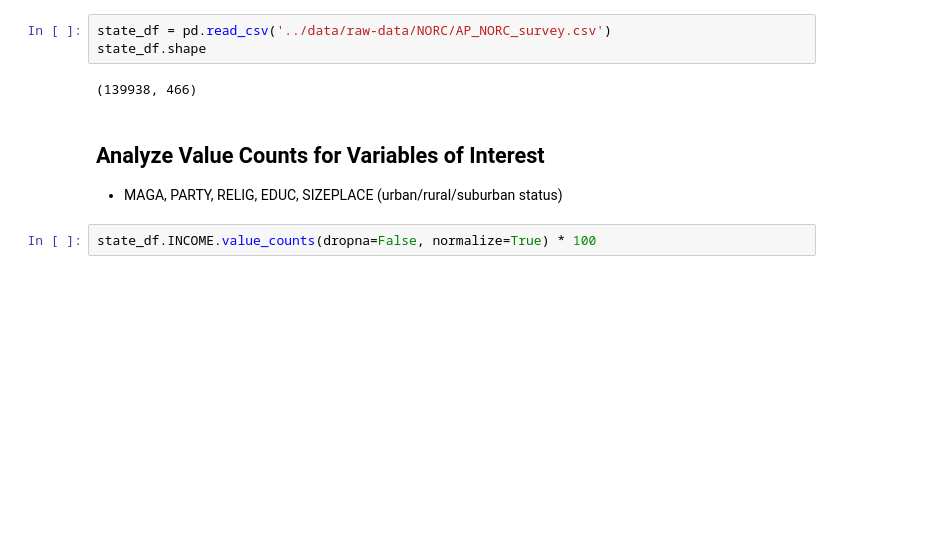
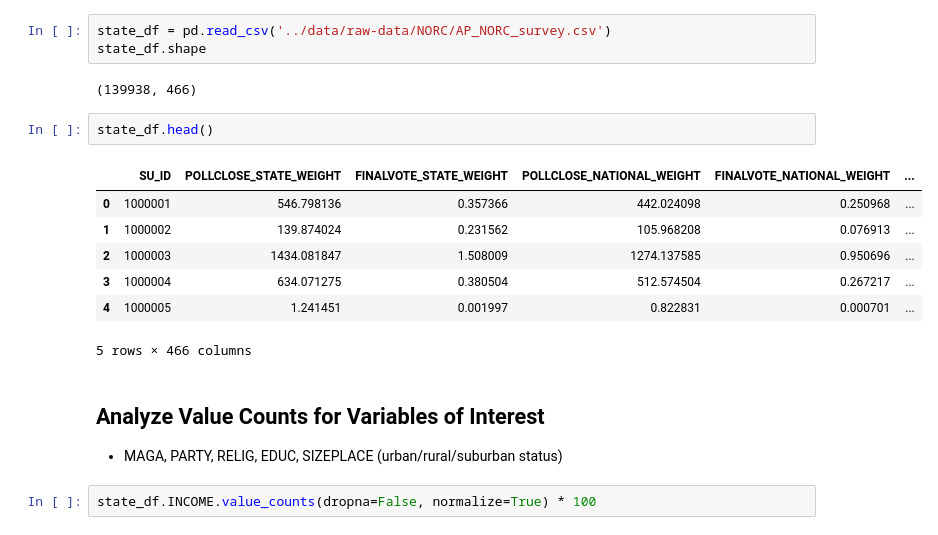
Before and after one commit to emilylmitchum/5200-final-project, a Jupyter notebook: emily-eda/NORC_SAVEAct_eda.ipynb, the cells around one changed output. Saved outputs shown, nothing was run; the diff lists cells and outputs as text; blank space fills up the shorter version.

```diff
--- a/emily-eda/NORC_SAVEAct_eda.ipynb
+++ b/emily-eda/NORC_SAVEAct_eda.ipynb
@@ -9,6 +9,16 @@ state_df = pd.read_csv('../data/raw-data/NORC/AP_NORC_survey.csv')
 state_df.shape
 # %% [output]
 (139938, 466)
+# %%
+state_df.head()
+# %% [output]
+|  | SU_ID | POLLCLOSE_STATE_WEIGHT | FINALVOTE_STATE_WEIGHT | POLLCLOSE_NATIONAL_WEIGHT | FINALVOTE_NATIONAL_WEIGHT | ... |
+| 0 | 1000001 | 546.798136 | 0.357366 | 442.024098 | 0.250968 | ... |
+| 1 | 1000002 | 139.874024 | 0.231562 | 105.968208 | 0.076913 | ... |
+| 2 | 1000003 | 1434.081847 | 1.508009 | 1274.137585 | 0.950696 | ... |
+| 3 | 1000004 | 634.071275 | 0.380504 | 512.574504 | 0.267217 | ... |
+| 4 | 1000005 | 1.241451 | 0.001997 | 0.822831 | 0.000701 | ... |
+5 rows × 466 columns
 # %% [markdown]
 ## Analyze Value Counts for Variables of Interest
 - MAGA, PARTY, RELIG, EDUC, SIZEPLACE (urban/rural/suburban status)
```
Also changed, not shown: parts of 10 cells of this notebook.
